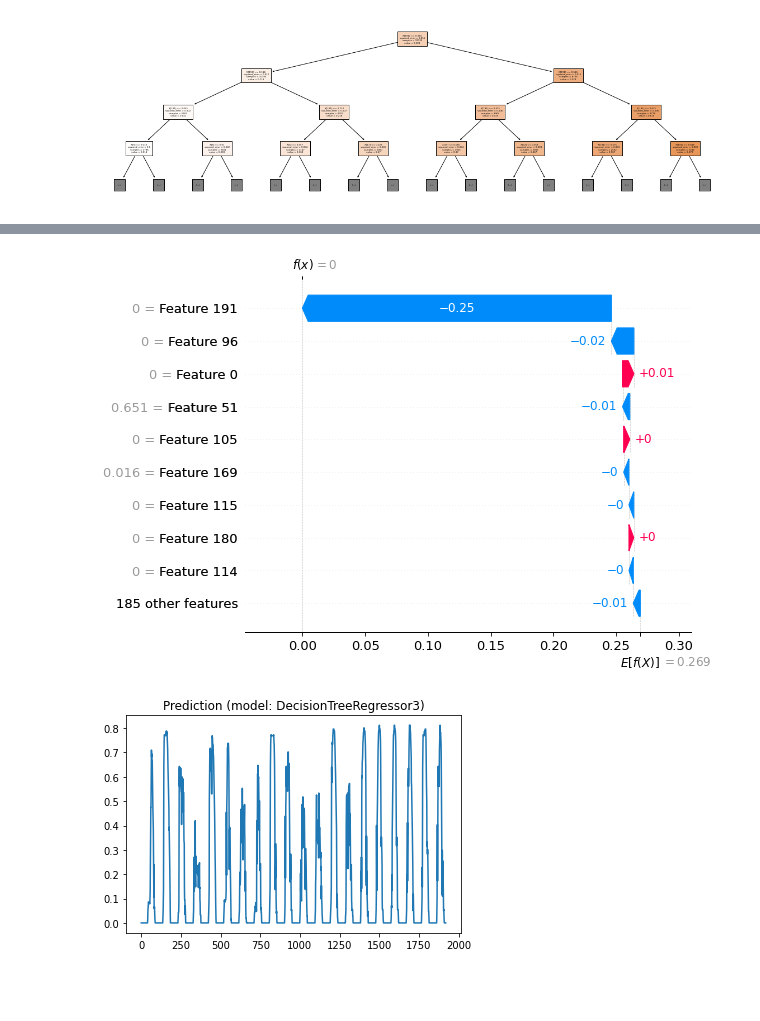
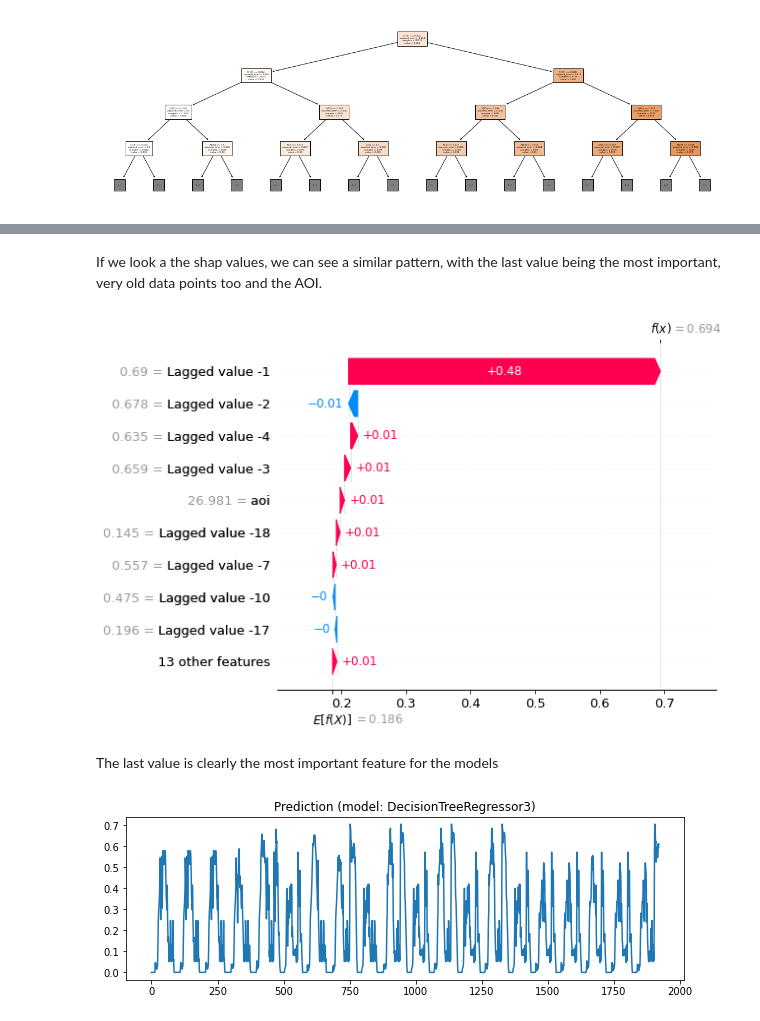
Before and after one commit to marcoboucas/irradiance, a Jupyter notebook: notebooks/train_special.ipynb, the cells around one changed output, grey strips where cells are left out. Cells and saved outputs as stored; diff of their text form; code cells hidden in the pictures; blank space fills up the shorter version.

```diff
--- a/notebooks/train_special.ipynb
+++ b/notebooks/train_special.ipynb
@@ -147,10 +173,10 @@ for i, (x, y) in enumerate(zip(X_train, y_train)):
     if i % step != 0:
         continue
     plt.figure(figsize=(5, 3))
-    plt.scatter(np.array(range(x.shape[0])), x, label="X", marker="+")
-    plt.scatter([x.shape[0]], y, label="Y", marker="+")
+    plt.scatter(np.array(range(x.shape[0])), x, label="Input values", marker="+")
+    plt.scatter([x.shape[0]], y, label="Target value", marker="+")
     plt.legend()
-    plt.title(f"")
+    plt.title(f"Instance of the dataset, step {i}")
     if i > step * 2:
         break
 # %% [output]
@@ -168,14 +196,20 @@ from sklearn.pipeline import Pipeline
 from sklearn.neural_network import MLPRegressor
 # %%
 class DummyModel():
+    """Dummy model.
+
+    Consider that the weather/irradiance is the same today than yesterday.
+    """
     def fit(self, *args, **kwargs):
         pass
 
     def predict(self, X):
-        return X[:,-PERIOD]
+        if X.shape[1]>=PERIOD:
+            return X[:, -PERIOD]
+        return X[:,-1]
 # %%
 models = {
-    #"LinearRegression": LinearRegression(),
+    "LinearRegression": LinearRegression(),
     #"DecisionTreeRegressor": DecisionTreeRegressor(max_depth=2),
     "DecisionTreeRegressor2": DecisionTreeRegressor(max_depth=10),
     "DecisionTreeRegressor3": DecisionTreeRegressor(max_depth=100),
@@ -260,6 +313,9 @@ plt.show()
 # %%
 def predict_next_values(pred_func: Callable, x_initial: np.ndarray, how_many: int, is_day: np.ndarray, aoi_values: np.ndarray):
-    """Predict the next values."""
+    """Predict the next values.
+
+    Using the model `.predict()` method, some initial values, and if needed the expert knowledge.
+    """
     size = SHIFT_SIZE
     predictions = np.zeros((1, size+how_many))
     predictions[0,:size] = x_initial[-size:]
@@ -280,6 +336,9 @@ def predict_next_values(pred_func: Callable, x_initial: np.ndarray, how_many: in
 
             predictions[0,size + i] = pred_func(x)[0]
     except Exception as e:
+        # For some strange reasons, sometimes we get errors with some custom models
+        # We shouldn't do that, but we will just stop the prediction here
+        # and return what we have
         print(e)
     return predictions[0,size:]
 
@@ -448,16 +542,20 @@ Set parameter alpha to: original_alpha * np.sqrt(n_samples).
+# %% [markdown]
+If we look a the shap values, we can see a similar pattern, with the last value being the most important, very old data points too and the AOI.
 # %%
-shap_explainer = shap.Explainer(model.predict, train)
+shap_explainer = shap.Explainer(model.predict, train, feature_names=feature_names)
 shap_values = shap_explainer(train)
 shap.plots.waterfall(shap_values[0])
 # %% [output]
-[figure, old version]
+[figure, new version]
+# %% [markdown]
+The last value is clearly the most important feature for the models
 # %%
 prediction = predictions[MODEL_NAME]
-plt.figure()
+plt.figure(figsize=(10, 3))
 plt.title(f"Prediction (model: {MODEL_NAME})")
 plt.plot(prediction);
 # %% [output]
-[figure, old version]
+[figure, new version]
 # %%
 def autocorr(x):
     result = np.correlate(x, x, mode='full')
```
Also changed, not shown: parts of 56 cells of this notebook, 8 other files.
